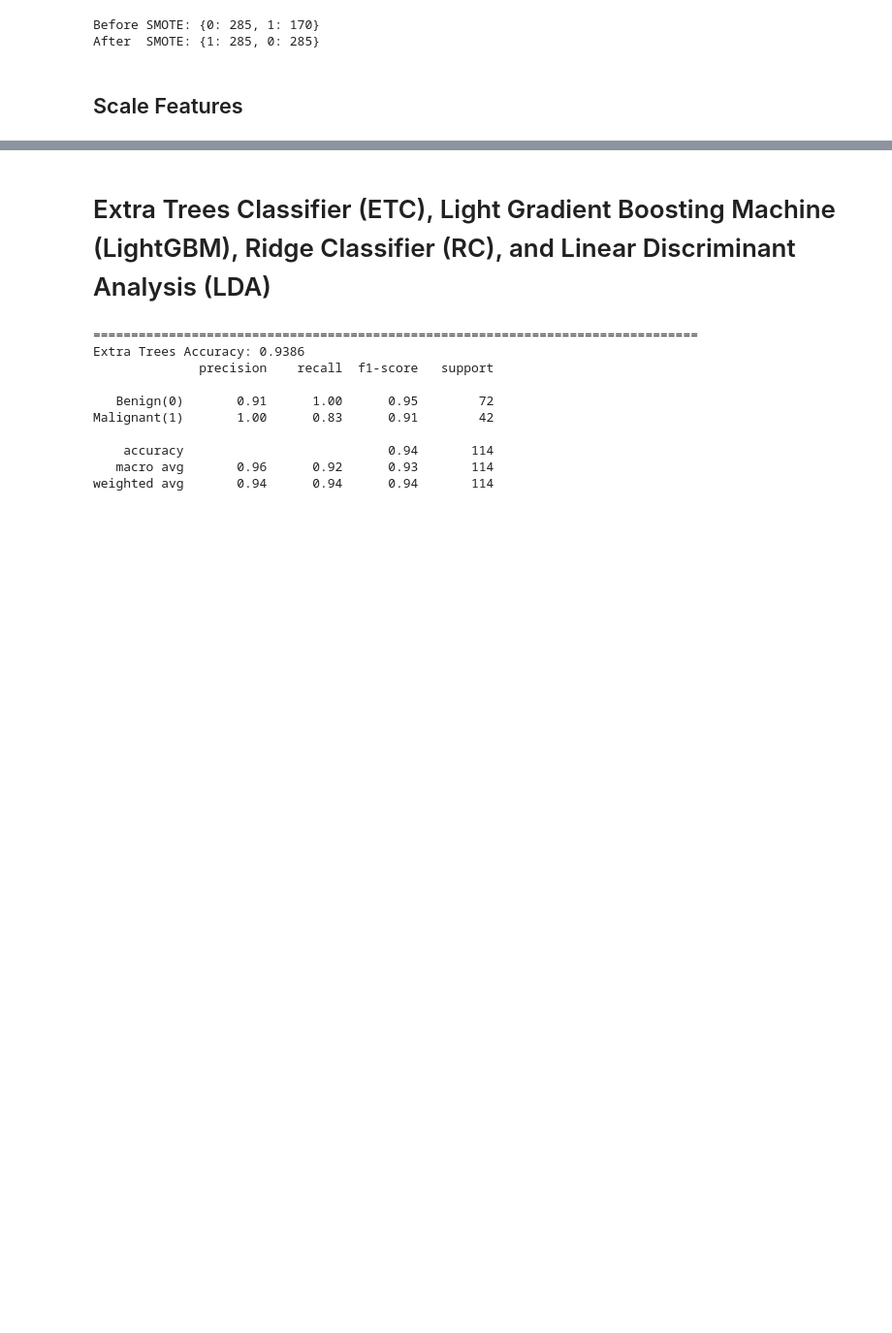
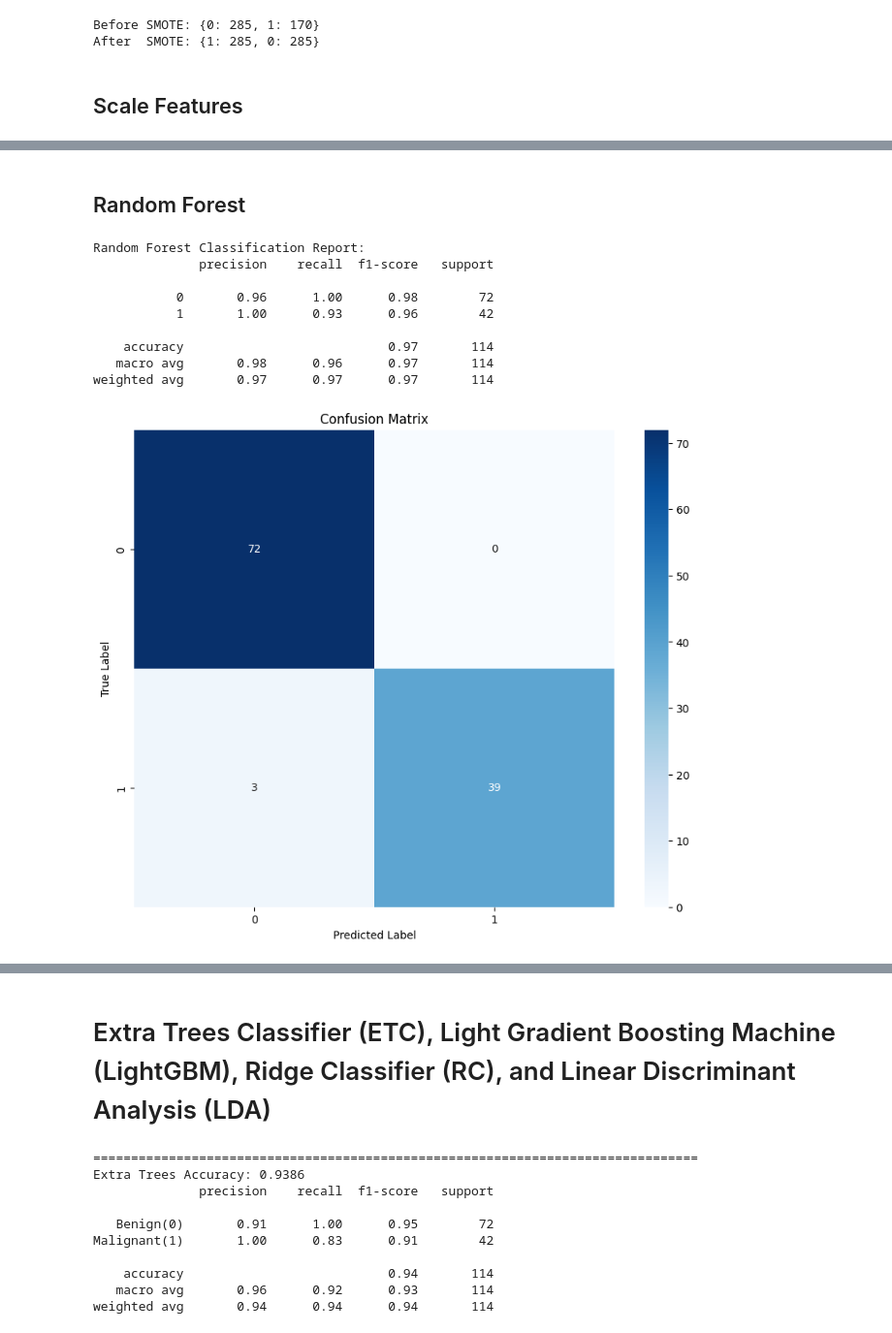
Before and after one commit to TasnimulIntazamAsif/Breast_Cancer_Classification, a Jupyter notebook: breast_Cancer.ipynb, the cells around one changed output, grey strips where cells are left out. Shown at 97% size. Saved outputs shown, nothing was run; the diff lists cells and outputs as text; code cells hidden in the pictures; blank space fills up the shorter version.

```diff
--- a/breast_Cancer.ipynb
+++ b/breast_Cancer.ipynb
@@ -456,0 +495,38 @@ X_test_scaled = scaler.transform(X_test)
+# %% [markdown]
+## Random Forest
+# %%
+# Import Random Forest Classifier
+from sklearn.ensemble import RandomForestClassifier
+from sklearn.metrics import classification_report, confusion_matrix
+import seaborn as sns
+
+# Initialize and train the Random Forest model
+rf_model = RandomForestClassifier(n_estimators=100, random_state=44)
+rf_model.fit(X_train, y_train)
+
+# Make predictions
+y_pred = rf_model.predict(X_test)
+
+# Print model performance metrics
+print("\nRandom Forest Classification Report:")
+print(classification_report(y_test, y_pred))
+
+# Create confusion matrix
+plt.figure(figsize=(10, 8))
+cm = confusion_matrix(y_test, y_pred)
+sns.heatmap(cm, annot=True, fmt='d', cmap='Blues')
+plt.title('Confusion Matrix')
+plt.ylabel('True Label')
+plt.xlabel('Predicted Label')
+plt.show()
+# %% [output]
+Random Forest Classification Report:
+              precision    recall  f1-score   support
+
+           0       0.96      1.00      0.98        72
+           1       1.00      0.93      0.96        42
+
+    accuracy                           0.97       114
+   macro avg       0.98      0.96      0.97       114
+weighted avg       0.97      0.97      0.97       114
+[figure, added]
```
Also changed, not shown: parts of 10 cells of this notebook.
